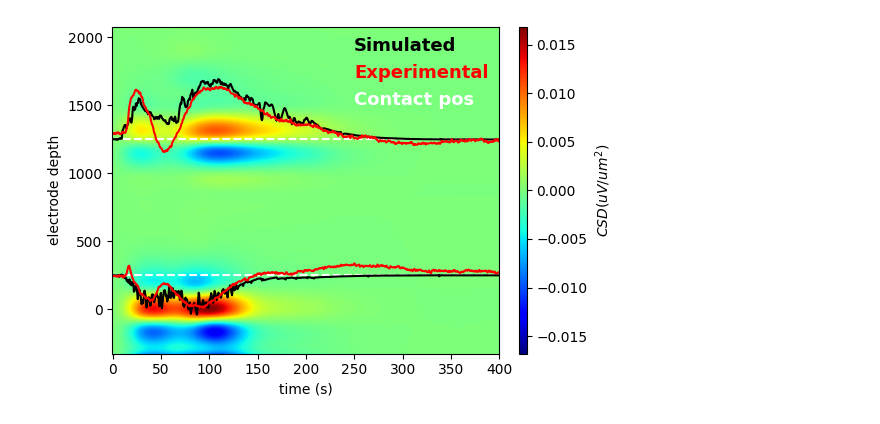
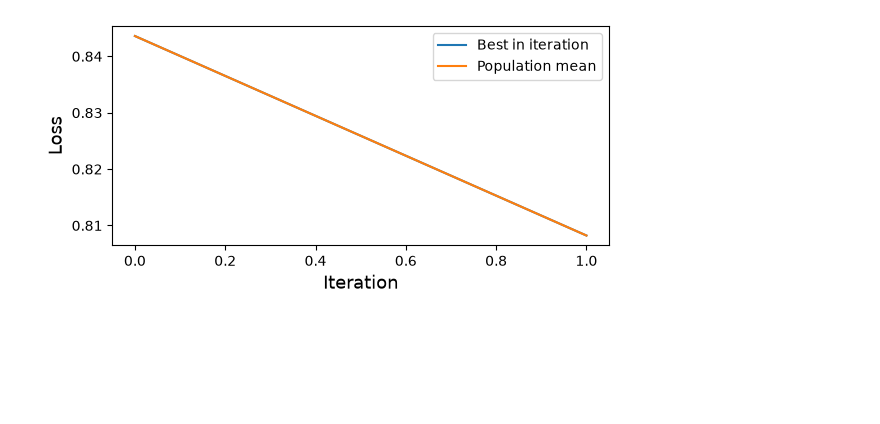
Before and after one commit to ntolley/lcsd_opt, a Jupyter notebook: notebooks/erp_mua.ipynb, the cells around one changed output. Cells and saved outputs as stored; diff of their text form; code cells hidden in the pictures; blank space fills up the shorter version.

```diff
--- a/notebooks/erp_mua.ipynb
+++ b/notebooks/erp_mua.ipynb
@@ -313,26 +384,14 @@ exp_csd2 = cs_csd2(times)
-# %%
-fig, ax = plt.subplots(1, 1, figsize=(6,4),)
-
-pos1, pos2 = 250, 1250
-ax.axhline(pos1, color='white', linestyle='--')
-ax.axhline(pos2, color='white', linestyle='--')
-
-pos1_idx = np.argmin(np.abs(depths - pos1))
-pos2_idx = np.argmin(np.abs(depths - pos2))
-
-opt_csd_scale = 5e4
-plt.plot(times, opt_csd_data[pos1_idx, :] * opt_csd_scale + pos1, color='k')
-plt.plot(times, opt_csd_data[pos2_idx, :] * opt_csd_scale + pos2, color='k')
-
-exp_csd_scale = 10
-plt.plot(times, exp_csd1 * exp_csd_scale + pos1, color='r')
-plt.plot(times, exp_csd2 * exp_csd_scale + pos2, color='r')
-
-ax.text(250, 1900, 'Simulated', color='k', weight='bold', fontsize=legendsize)
-ax.text(250, 1700, 'Experimental', color='r', weight='bold', fontsize=legendsize)
-ax.text(250, 1500, 'Contact pos', color='white', weight='bold', fontsize=legendsize)
-
-
-_ = optim.net_.rec_arrays['shank1'][0].copy().smooth(window_len=window_length).plot_csd(ax=ax)
-# %% [output]
-[figure, removed]
+# %%
+# optim.obj_ holds, for each iteration, the loss of every network in the population
+best_per_iter = [np.min(o) for o in optim.obj_]
+mean_per_iter = [np.mean(o) for o in optim.obj_]
+
+plt.figure(figsize=(6, 3))
+plt.plot(best_per_iter, label='Best in iteration')
+plt.plot(mean_per_iter, label='Population mean')
+plt.xlabel('Iteration', fontsize=labelsize)
+plt.ylabel('Loss', fontsize=labelsize)
+plt.legend(fontsize=10)
+plt.tight_layout()
+# %% [output]
+[figure, added]
```
Also changed, not shown: parts of 26 cells of this notebook.
